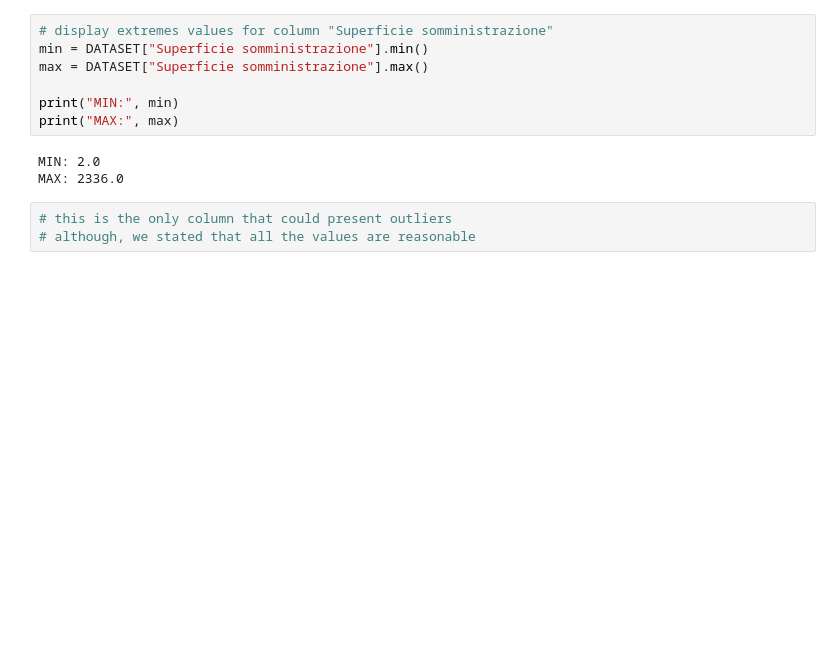
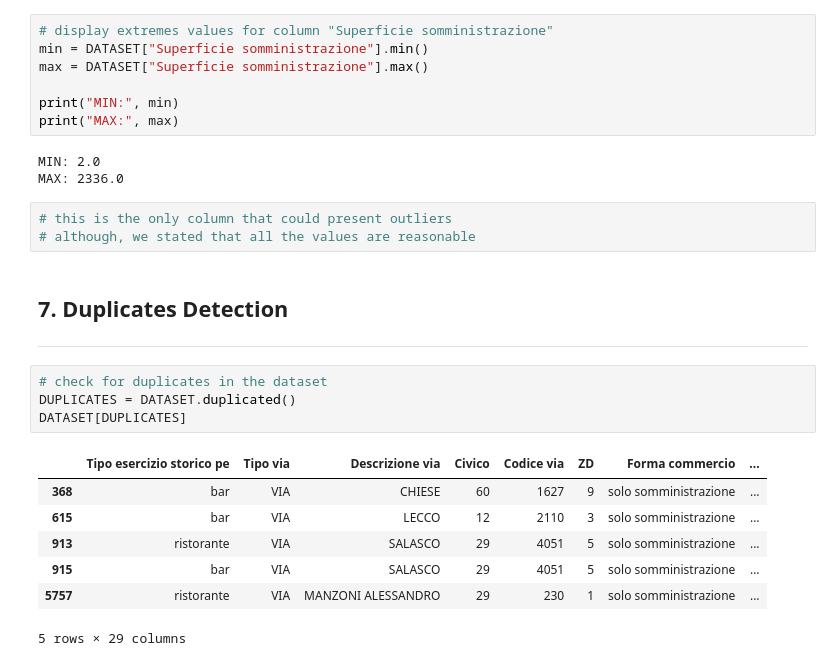
Before and after one commit to gabrielepedesini/project-data-information-quality, a Jupyter notebook: project.ipynb, the cells around one changed output. Saved outputs shown, nothing was run; the diff lists cells and outputs as text; blank space fills up the shorter version.

```diff
--- a/project.ipynb
+++ b/project.ipynb
@@ -1218,3 +1219,18 @@ MAX: 2336.0
 # %%
 # this is the only column that could present outliers
 # although, we stated that all the values are reasonable
+# %% [markdown]
+## **7. Duplicates Detection**
+---
+# %%
+# check for duplicates in the dataset
+DUPLICATES = DATASET.duplicated()
+DATASET[DUPLICATES]
+# %% [output]
+|  | Tipo esercizio storico pe | Tipo via | Descrizione via | Civico | Codice via | ZD | Forma commercio | ... |
+| 368 | bar | VIA | CHIESE | 60 | 1627 | 9 | solo somministrazione | ... |
+| 615 | bar | VIA | LECCO | 12 | 2110 | 3 | solo somministrazione | ... |
+| 913 | ristorante | VIA | SALASCO | 29 | 4051 | 5 | solo somministrazione | ... |
+| 915 | bar | VIA | SALASCO | 29 | 4051 | 5 | solo somministrazione | ... |
+| 5757 | ristorante | VIA | MANZONI ALESSANDRO | 29 | 230 | 1 | solo somministrazione | ... |
+5 rows × 29 columns
```
Also changed, not shown: parts of 16 cells of this notebook, 2 other files.
